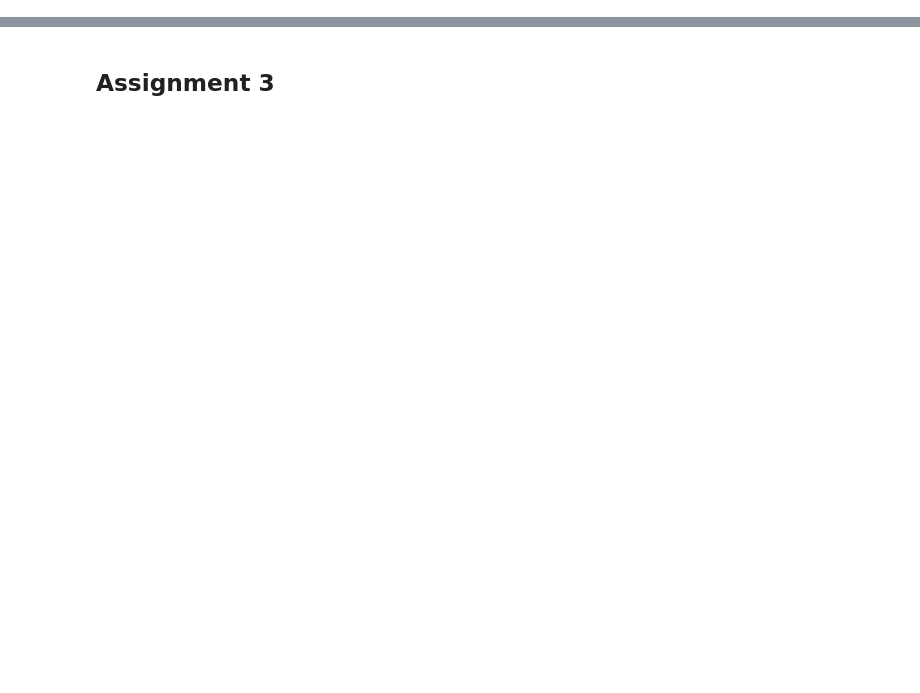
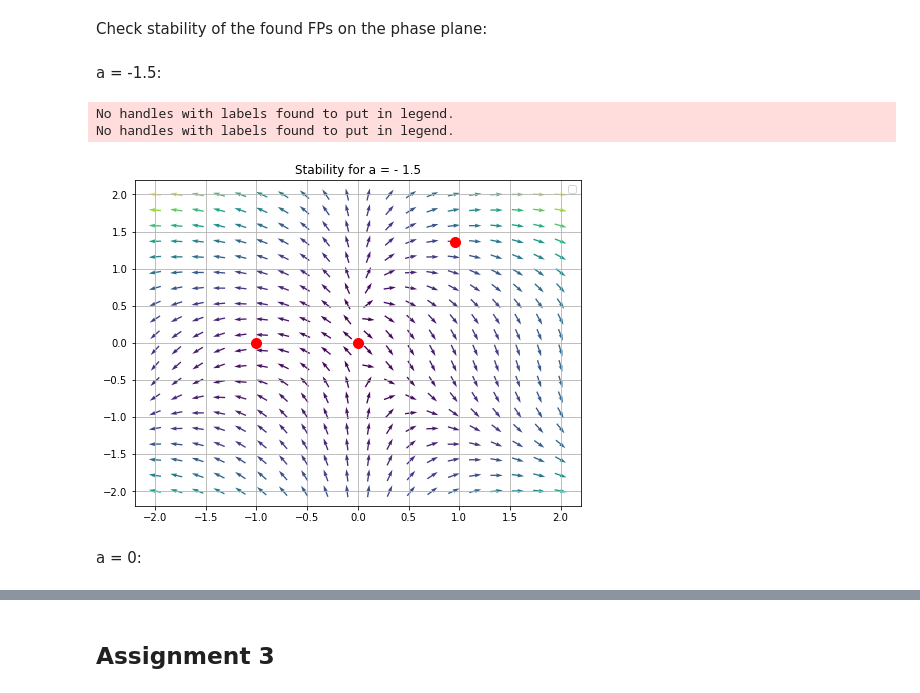
Before and after one commit to StefanIacob/CN_homework, a Jupyter notebook: Week_2/Week 2.ipynb, the cells around one changed output, grey strips where cells are left out. Saved outputs shown, nothing was run; the diff lists cells and outputs as text; code cells hidden in the pictures; blank space fills up the shorter version.

```diff
--- a/Week_2/Week 2.ipynb
+++ b/Week_2/Week 2.ipynb
@@ -21,0 +167,55 @@ import math
+# %% [markdown]
+Check stability of the found FPs on the phase plane:
+# %% [markdown]
+a = -1.5:
+# %%
+u, v = sm.symbols('r, c')
+F = v + u*v + -1.5*u*(v)**2
+G = - u - u**2 + (v)**2
+
+# Use sympy's way of setting equations to zero
+FEqual = sm.Eq(F, 0)
+GEqual = sm.Eq(G, 0)
+
+# Compute fixed points
+equilibria = sm.solve( (FEqual, GEqual), u, v )
+
+# Discard complex fixed points
+equilibria = [(xs, ys) for (xs, ys) in equilibria if xs.is_real and ys.is_real]
+# %%
+# define system in terms of a Numpy array
+def Sys(X, t=0):
+    # here X[0] = x and x[1] = y
+    return np.array([ X[0] + X[0]*X[1] + 1.5*X[0]*X[1]**2 , - X[0] - X[0]**2 + X[1]**2 ])
+# %%
+#plot
+fig2 = plt.figure(figsize=(8,6))
+ax4 = fig2.add_subplot(1,1,1)
+
+# plot fixed points
+for point in equilibria:
+    ax4.plot(point[0],point[1],"red", marker = "o", markersize = 10.0)
+ax4.set_title("Stability for a = - 1.5")
+ax4.legend(loc='best')
+
+# quiverplot
+# define a grid and compute direction at each point
+x = np.linspace(-2, 2, 20)
+y = np.linspace(-2, 2, 20)
+
+X1 , Y1  = np.meshgrid(x, y)                    # create a grid
+DX1, DY1 = Sys([X1, Y1])                        # compute growth rate on the grid
+M = (np.hypot(DX1, DY1))                        # norm growth rate
+M[ M == 0] = 1.                                 # avoid zero division errors
+DX1 /= M                                        # normalize each arrows
+DY1 /= M
+
+ax4.quiver(X1, Y1, DX1, DY1, M, pivot='mid')
+ax4.legend()
+ax4.grid()
+# %% [output]
+No handles with labels found to put in legend.
+No handles with labels found to put in legend.
+[figure, added]
+# %% [markdown]
+a = 0:
```
Also changed, not shown: parts of 24 cells of this notebook.
